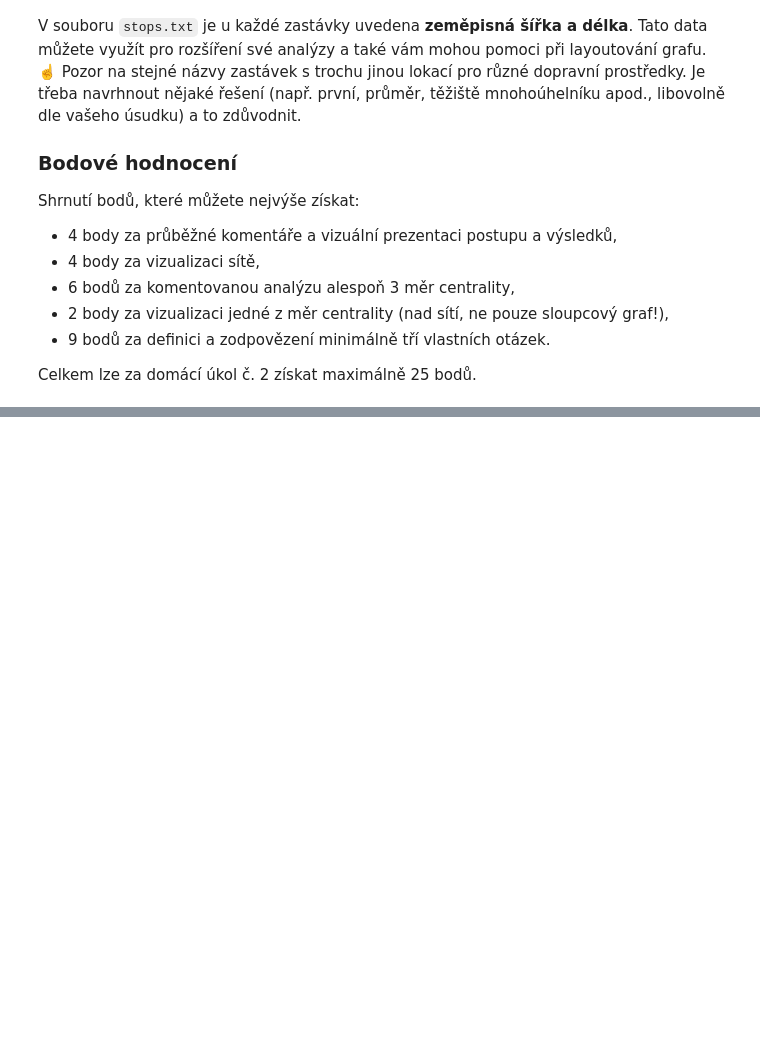
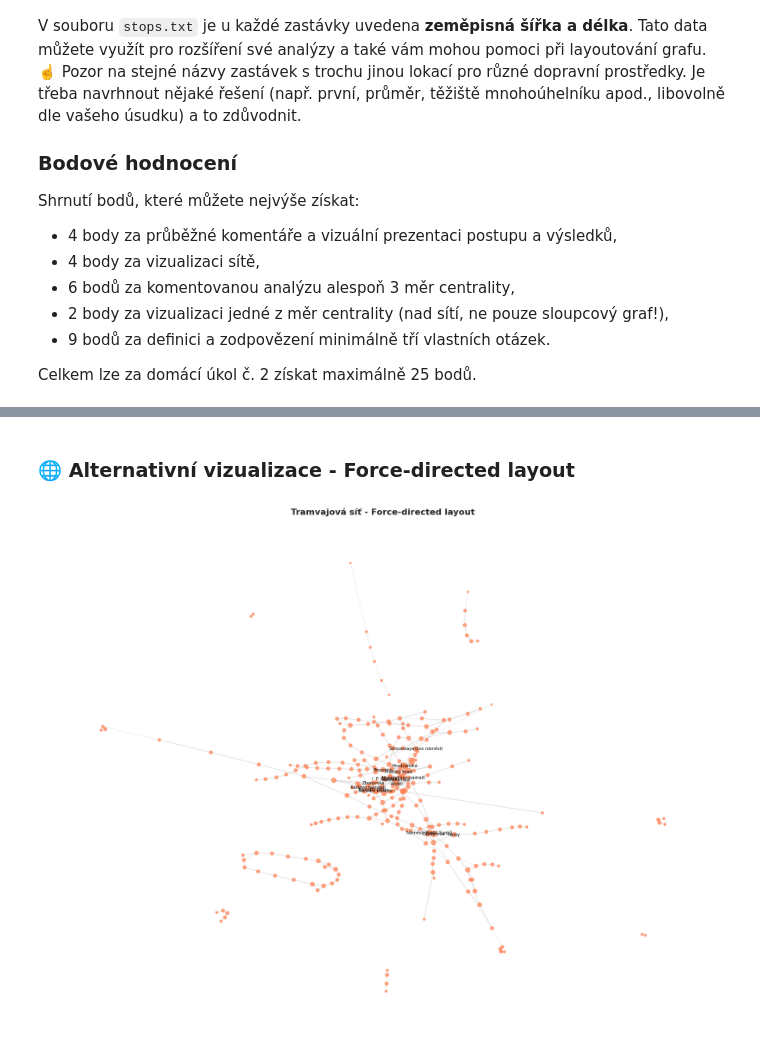
Before and after one commit to stasbebra2006/BI-VIZ, a Jupyter notebook: hms/hm02/assignment02.ipynb, the cells around one changed output, grey strips where cells are left out. Drawn from its saved outputs; the diff is of its cells as text; code cells hidden in the pictures; blank space fills up the shorter version.

```diff
--- a/hms/hm02/assignment02.ipynb
+++ b/hms/hm02/assignment02.ipynb
@@ -75,0 +475,32 @@ d.head()
+# %% [markdown]
+### 🌐 Alternativní vizualizace - Force-directed layout
+# %%
+# Spring layout pro tramvajový graf
+pos_spring = nx.spring_layout(G_tram, k=0.5, iterations=50, seed=42)
+
+fig, ax = plt.subplots(figsize=(18, 14))
+
+# Kreslení hran
+nx.draw_networkx_edges(G_tram, pos_spring,
+                       edge_color='gray',
+                       width=0.5,
+                       alpha=0.3,
+                       arrows=False,
+                       ax=ax)
+
+# Kreslení uzlů
+nx.draw_networkx_nodes(G_tram, pos_spring,
+                       node_size=node_sizes,
+                       node_color='coral',
+                       alpha=0.7,
+                       ax=ax)
+
+# Popisky pro top uzly
+nx.draw_networkx_labels(G_tram, pos_spring, labels, font_size=8, ax=ax)
+
+plt.title('Tramvajová síť - Force-directed layout', fontsize=16, fontweight='bold')
+plt.axis('off')
+plt.tight_layout()
+plt.show()
+# %% [output]
+[figure, added]
```
Also changed, not shown: parts of 56 cells of this notebook, 1 other file.
